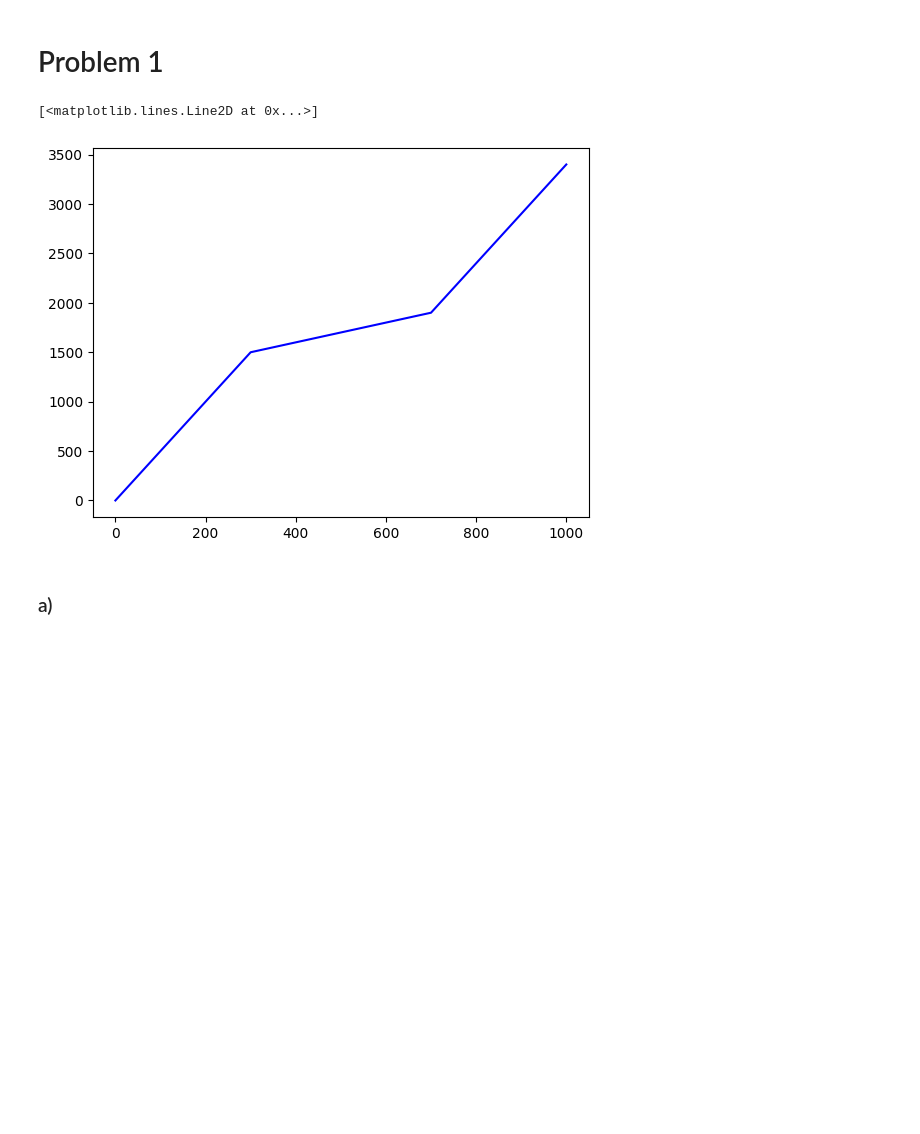
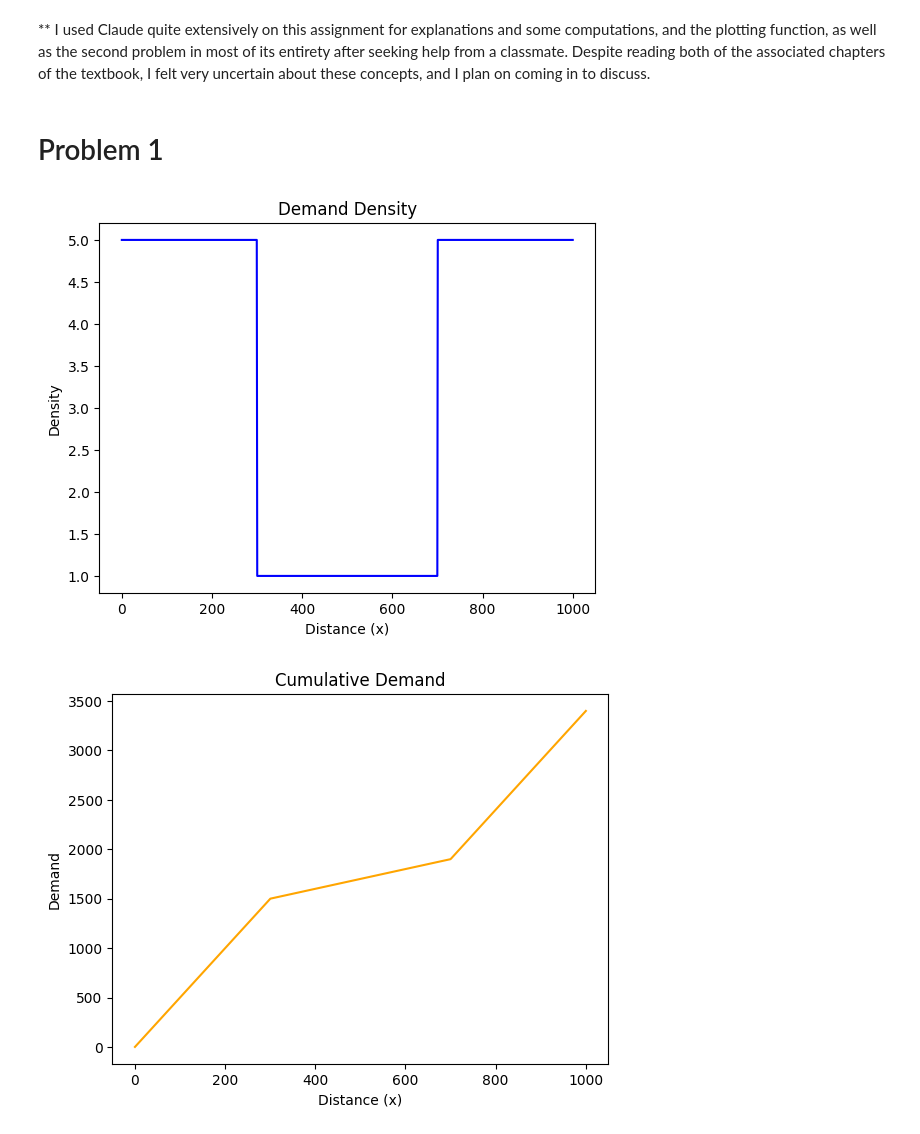
Before and after one commit to Kymapo/ISE754, a Jupyter notebook: ISE754 HW5.ipynb, the cells around one changed output. Drawn from its saved outputs; the diff is of its cells as text; code cells hidden in the pictures; blank space fills up the shorter version.

```diff
--- a/ISE754 HW5.ipynb
+++ b/ISE754 HW5.ipynb
@@ -1,25 +1,43 @@
+# %% [markdown]
+** I used Claude quite extensively on this assignment for explanations and some computations, and the plotting function, as well as the second problem in most of its entirety after seeking help from a classmate. Despite reading both of the associated chapters of the textbook, I felt very uncertain about these concepts, and I plan on coming in to discuss.
 # %%
 import numpy as np
 import matplotlib.pyplot as plt
 # %% [markdown]
 # Problem 1
-# %%
-x1 = np.linspace(0, 300, 100)
-x2 = np.linspace(300, 700, 100)
-x3 = np.linspace(700, 1000, 100)
-
-y1 = 5 * x1
-y1_end = 5 * 300
-y2 = y1_end + 1 * (x2 - 300)
-y2_end = y1_end + 1 * (700 - 300)
-y3 = y2_end + 5 * (x3 - 700)
-
-x = np.concatenate([x1, x2, x3])
-y = np.concatenate([y1, y2, y3])
-
-plt.plot(x, y, label='Demand Density', color='blue')
-# %% [output]
-[<matplotlib.lines.Line2D at 0x...>]
-[figure, removed]
-# %% [markdown]
-### a)
+# %%
+def demand_density(d): # w(x) or D'(x)
+    if d <= 300:
+        return 5
+    elif d < 700:
+        return 1
+    else:
+        return 5
+
+def cumulative_demand(d): # D(x)
+    if d <= 300:
+        return 5 * d
+    elif d < 700:
+        return 5 * 300 + 1 * (d - 300)
+    else:
+        return 5 * 300 + 1 * (700 - 300) + 5 * (d - 700)
+
+x = np.linspace(0, 1000, 1000)
+y = [demand_density(d) for d in x]
+plt.plot(x, y, label='Demand Density', color='blue')
+plt.xlabel('Distance (x)')
+plt.ylabel('Density')
+plt.title('Demand Density')
+plt.show()
+
+
+x = np.linspace(0, 1000, 1000)
+y = [cumulative_demand(d) for d in x]
+plt.plot(x, y, label='Cumulative Demand', color='orange')
+plt.xlabel('Distance (x)')
+plt.ylabel('Demand')
+plt.title('Cumulative Demand')
+plt.show()
+# %% [output]
+[figure, added]
+[figure, added]
```
Also changed, not shown: parts of 5 cells of this notebook.
